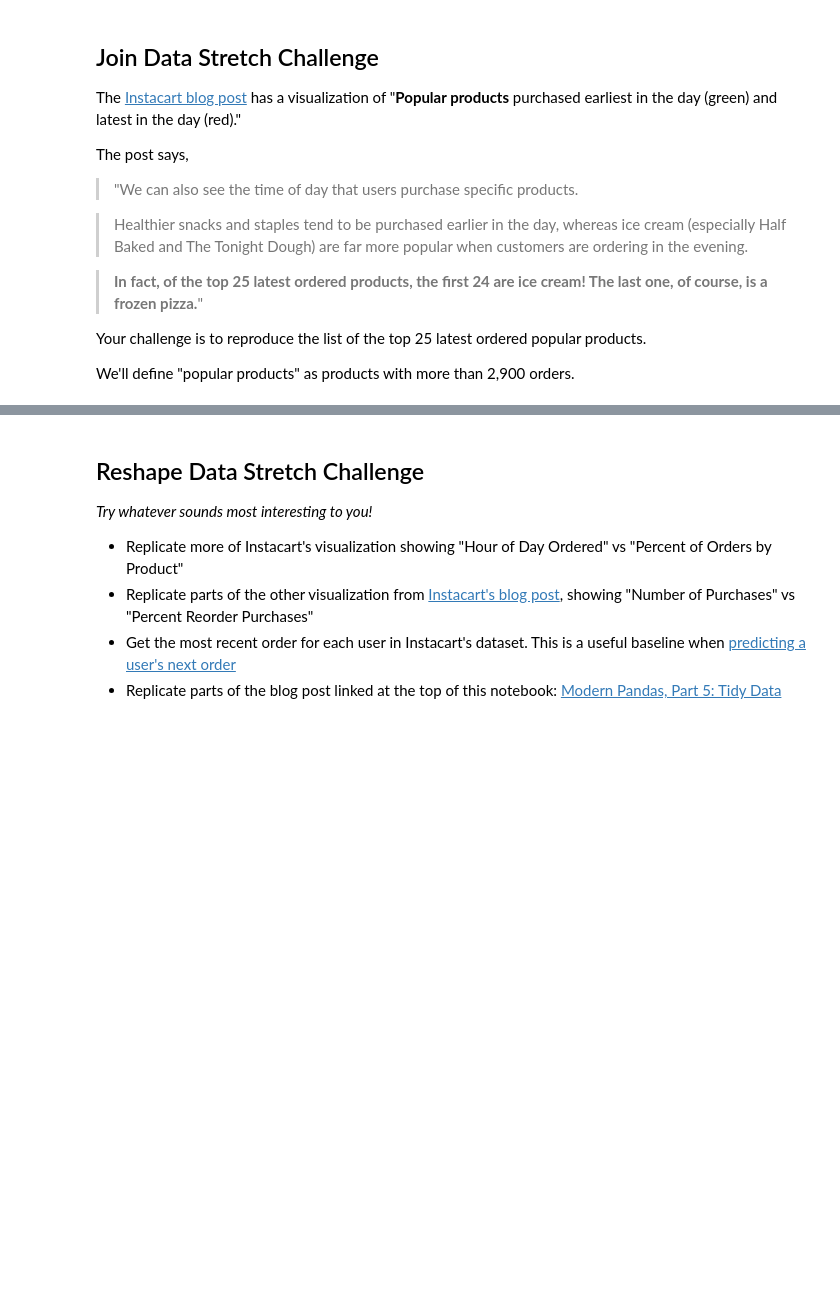
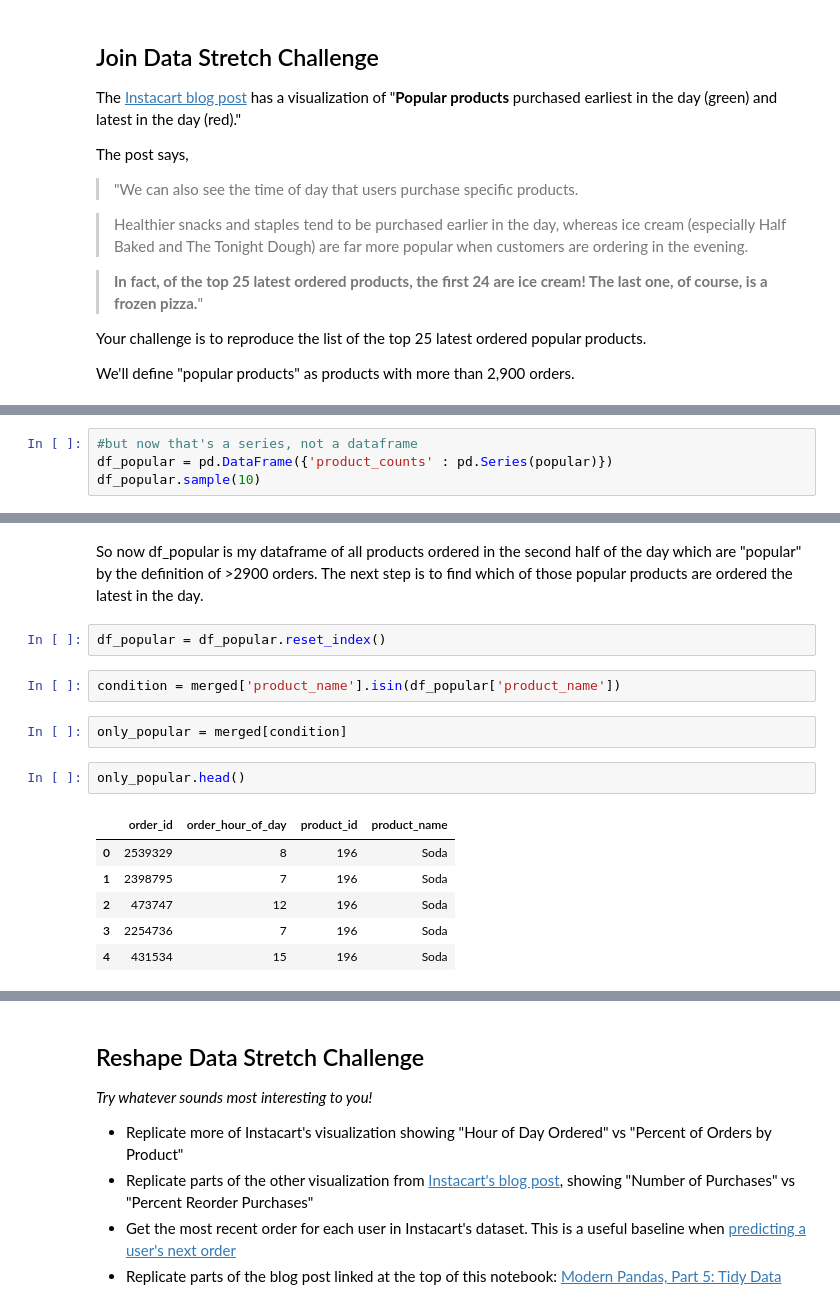
Before and after one commit to bloominstituteoftechnology/DS-Unit-1-Sprint-2-Data-Wrangling-and-Storytelling, a Jupyter notebook: Cai_Nowicki_Join_and_Reshape_Data_Assignment.ipynb, the cells around one changed output, grey strips where cells are left out. Cells and saved outputs as stored; diff of their text form; blank space fills up the shorter version.

```diff
--- a/Cai_Nowicki_Join_and_Reshape_Data_Assignment.ipynb
+++ b/Cai_Nowicki_Join_and_Reshape_Data_Assignment.ipynb
@@ -584,0 +685,4 @@ We'll define "popular products" as products with more than 2,900 orders.
+# %%
+#but now that's a series, not a dataframe
+df_popular = pd.DataFrame({'product_counts' : pd.Series(popular)})
+df_popular.sample(10)
@@ -584,0 +702,18 @@ We'll define "popular products" as products with more than 2,900 orders.
+# %% [markdown]
+So now df_popular is my dataframe of all products ordered in the second half of the day which are "popular" by the definition of >2900 orders.
+The next step is to find which of those popular products are ordered the latest in the day.
+# %%
+df_popular = df_popular.reset_index()
+# %%
+condition = merged['product_name'].isin(df_popular['product_name'])
+# %%
+only_popular = merged[condition]
+# %%
+only_popular.head()
+# %% [output]
+|  | order_id | order_hour_of_day | product_id | product_name |
+| 0 | 2539329 | 8 | 196 | Soda |
+| 1 | 2398795 | 7 | 196 | Soda |
+| 2 | 473747 | 12 | 196 | Soda |
+| 3 | 2254736 | 7 | 196 | Soda |
+| 4 | 431534 | 15 | 196 | Soda |
```
Also changed, not shown: parts of 19 cells of this notebook.
